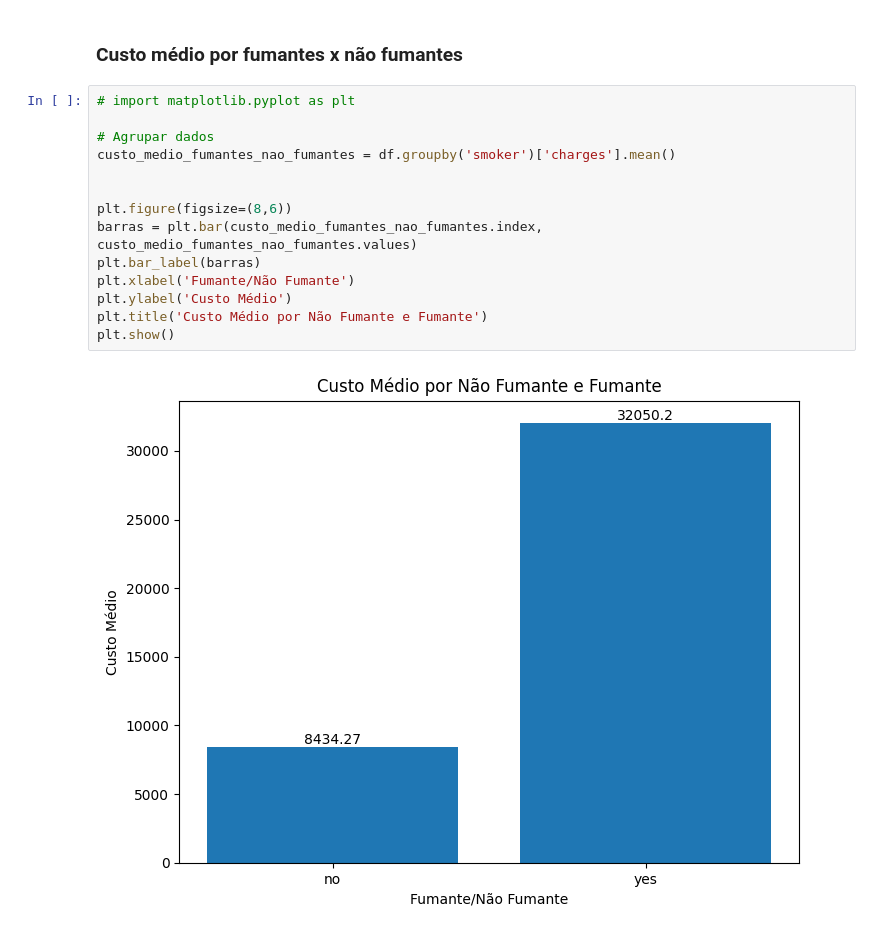
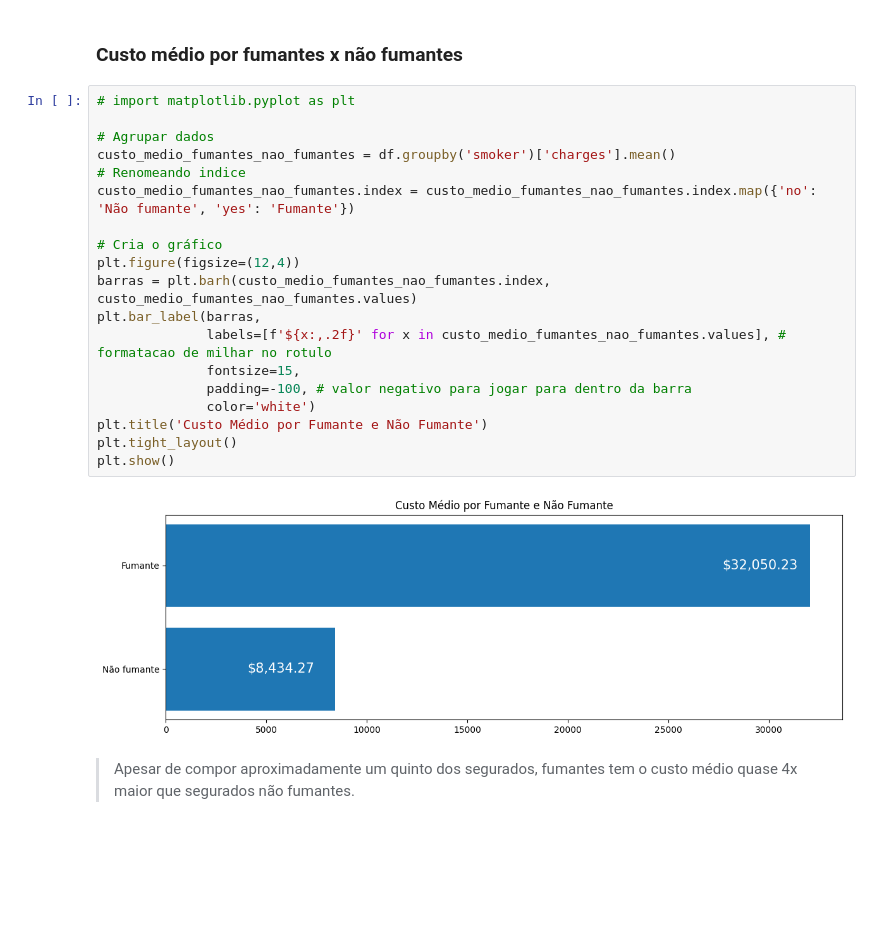
Before and after one commit to fabiobaroliveira/analise_exploratoria_de_dados, a Jupyter notebook: projeto_seguradora/analise_exploratoria_seguro_saude.ipynb, the cells around one changed output. Drawn from its saved outputs; the diff is of its cells as text; blank space fills up the shorter version.

```diff
--- a/projeto_seguradora/analise_exploratoria_seguro_saude.ipynb
+++ b/projeto_seguradora/analise_exploratoria_seguro_saude.ipynb
@@ -160,16 +201,23 @@ plt.show()
 # %%
 # import matplotlib.pyplot as plt
 
 # Agrupar dados
 custo_medio_fumantes_nao_fumantes = df.groupby('smoker')['charges'].mean()
+# Renomeando indice
+custo_medio_fumantes_nao_fumantes.index = custo_medio_fumantes_nao_fumantes.index.map({'no': 'Não fumante', 'yes': 'Fumante'})
 
-
-plt.figure(figsize=(8,6))
-barras = plt.bar(custo_medio_fumantes_nao_fumantes.index, custo_medio_fumantes_nao_fumantes.values)
-plt.bar_label(barras)
-plt.xlabel('Fumante/Não Fumante')
-plt.ylabel('Custo Médio')
-plt.title('Custo Médio por Não Fumante e Fumante')
+# Cria o gráfico
+plt.figure(figsize=(12,4))
+barras = plt.barh(custo_medio_fumantes_nao_fumantes.index, custo_medio_fumantes_nao_fumantes.values)
+plt.bar_label(barras,
+              labels=[f'${x:,.2f}' for x in custo_medio_fumantes_nao_fumantes.values], # formatacao de milhar no rotulo
+              fontsize=15,
+              padding=-100, # valor negativo para jogar para dentro da barra
+              color='white')
+plt.title('Custo Médio por Fumante e Não Fumante')
+plt.tight_layout()
 plt.show()
 # %% [output]
-[figure, old version]
+[figure, new version]
+# %% [markdown]
+> Apesar de compor aproximadamente um quinto dos segurados, fumantes tem o custo médio quase 4x maior que segurados não fumantes.
```
Also changed, not shown: parts of 14 cells of this notebook.
